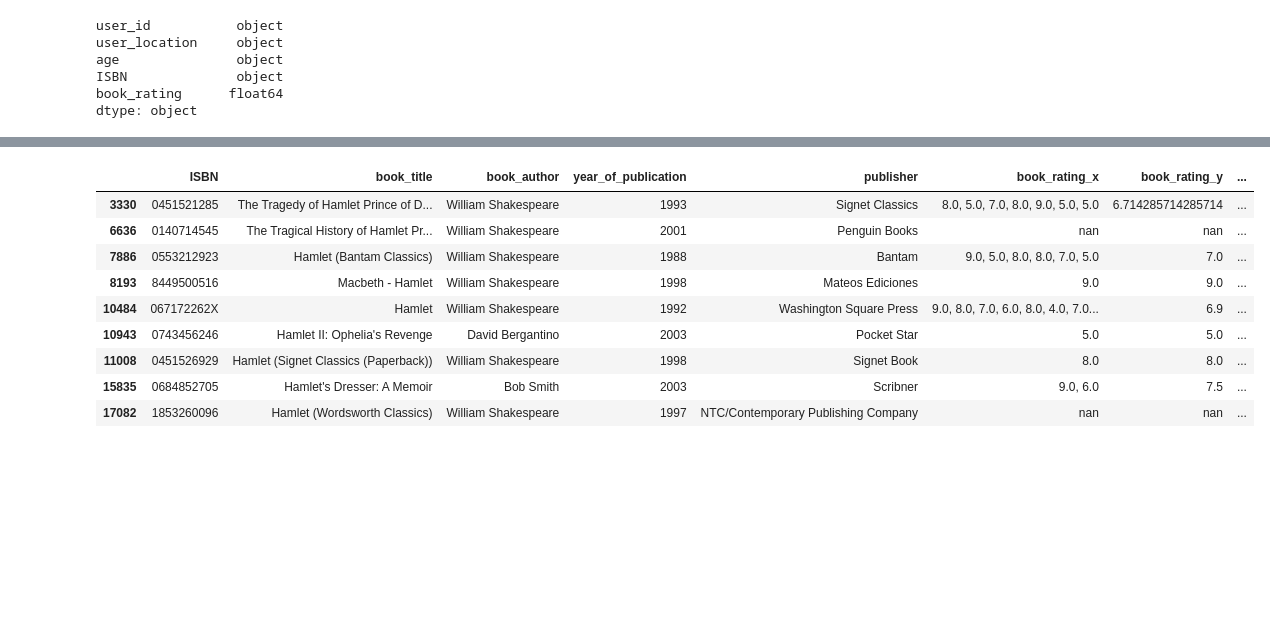
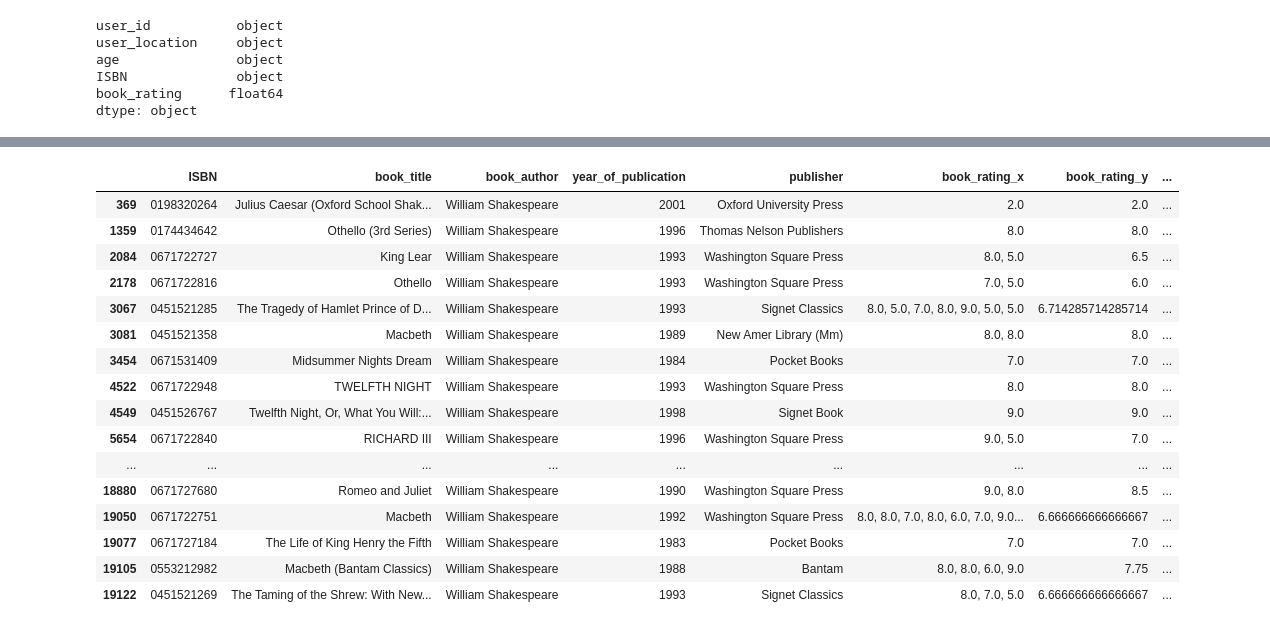
Before and after one commit to cekalovaadela/Book_recommendations, a Jupyter notebook: books_recommendations.ipynb, the cells around one changed output, grey strips where cells are left out. Drawn from its saved outputs; the diff is of its cells as text; code cells hidden in the pictures; blank space fills up the shorter version.

Commit message:
Final stage - books and movies recommendations

```diff
--- a/books_recommendations.ipynb
+++ b/books_recommendations.ipynb
@@ -85,0 +49,15 @@ dtype: object
+# %%
+# Dropping incorrect ISBN format in books df
+print(books.shape)
+books['correct_ISBN'] = books['ISBN'].str.isnumeric()
+print(books['correct_ISBN'].value_counts())
+books.drop(books[books['correct_ISBN'] == False].index, inplace=True)
+books.drop(['correct_ISBN'], axis=1, inplace=True)
+print(books.shape)
+
+books['correct_len'] = (books['ISBN'].str.len() == 10) | (books['ISBN'].str.len() == 13)
+books.drop(books[books['correct_len'] == False].index, inplace=True)
+books.drop(['correct_len'], axis=1, inplace=True)
+print(books.shape)
+
+books
@@ -85,0 +84,15 @@ dtype: object
+# %%
+# Checking a correct ISBN format in user_ratings df
+print(user_ratings.shape)
+user_ratings['correct_ISBN'] = user_ratings['ISBN'].str.isnumeric()
+print(user_ratings['correct_ISBN'].value_counts())
+user_ratings.drop(user_ratings[user_ratings['correct_ISBN'] == False].index, inplace=True)
+user_ratings.drop(['correct_ISBN'], axis=1, inplace=True)
+print(user_ratings.shape)
+
+user_ratings['correct_len'] = (user_ratings['ISBN'].str.len() == 10) | (user_ratings['ISBN'].str.len() == 13)
+user_ratings.drop(user_ratings[user_ratings['correct_len'] == False].index, inplace=True)
+user_ratings.drop(['correct_len'], axis=1, inplace=True)
+print(user_ratings.shape)
+
+user_ratings
@@ -193,4 +195,8 @@ grouped_rating
 # %%
 books = books.merge(grouped_rating, on='ISBN', how='left')
+print(books.shape)
+books = books[books['book_rating_x'].notnull()]
+print(books.shape)
+
 books
 # %% [output]
@@ -211,4 +219,5 @@ books
 # Creating a new column 'tag' that contains: title, author, year of publication, and publisher
 books = books.astype(str)
 books['tag'] = books['book_title'] + ', ' + books['book_author'] +  ', ' + books['year_of_publication'] +  ', ' + books['publisher'] +  ', ' + books['book_rating_y']
-books = books.head(20000)
+books = books.head(15000)
+books
@@ -262,14 +403,21 @@ What's the Girl Worth?                                                 1.0
 # %%
-books[books['book_title'].str.contains('Hamlet')]
+books[books['book_author'].str.contains('Shakespeare')]
 # %% [output]
 |  | ISBN | book_title | book_author | year_of_publication | publisher | book_rating_x | book_rating_y | ... |
-| 3330 | 0451521285 | The Tragedy of Hamlet Prince of D... | William Shakespeare | 1993 | Signet Classics | 8.0, 5.0, 7.0, 8.0, 9.0, 5.0, 5.0 | 6.714285714285714 | ... |
-| 6636 | 0140714545 | The Tragical History of Hamlet Pr... | William Shakespeare | 2001 | Penguin Books | nan | nan | ... |
-| 7886 | 0553212923 | Hamlet (Bantam Classics) | William Shakespeare | 1988 | Bantam | 9.0, 5.0, 8.0, 8.0, 7.0, 5.0 | 7.0 | ... |
-| 8193 | 8449500516 | Macbeth - Hamlet | William Shakespeare | 1998 | Mateos Ediciones | 9.0 | 9.0 | ... |
-| 10484 | 067172262X | Hamlet | William Shakespeare | 1992 | Washington Square Press | 9.0, 8.0, 7.0, 6.0, 8.0, 4.0, 7.0... | 6.9 | ... |
-| 10943 | 0743456246 | Hamlet II: Ophelia's Revenge | David Bergantino | 2003 | Pocket Star | 5.0 | 5.0 | ... |
-| 11008 | 0451526929 | Hamlet (Signet Classics (Paperback)) | William Shakespeare | 1998 | Signet Book | 8.0 | 8.0 | ... |
-| 15835 | 0684852705 | Hamlet's Dresser: A Memoir | Bob Smith | 2003 | Scribner | 9.0, 6.0 | 7.5 | ... |
-| 17082 | 1853260096 | Hamlet (Wordsworth Classics) | William Shakespeare | 1997 | NTC/Contemporary Publishing Company | nan | nan | ... |
+| 369 | 0198320264 | Julius Caesar (Oxford School Shak... | William Shakespeare | 2001 | Oxford University Press | 2.0 | 2.0 | ... |
+| 1359 | 0174434642 | Othello (3rd Series) | William Shakespeare | 1996 | Thomas Nelson Publishers | 8.0 | 8.0 | ... |
+| 2084 | 0671722727 | King Lear | William Shakespeare | 1993 | Washington Square Press | 8.0, 5.0 | 6.5 | ... |
+| 2178 | 0671722816 | Othello | William Shakespeare | 1993 | Washington Square Press | 7.0, 5.0 | 6.0 | ... |
+| 3067 | 0451521285 | The Tragedy of Hamlet Prince of D... | William Shakespeare | 1993 | Signet Classics | 8.0, 5.0, 7.0, 8.0, 9.0, 5.0, 5.0 | 6.714285714285714 | ... |
+| 3081 | 0451521358 | Macbeth | William Shakespeare | 1989 | New Amer Library (Mm) | 8.0, 8.0 | 8.0 | ... |
+| 3454 | 0671531409 | Midsummer Nights Dream | William Shakespeare | 1984 | Pocket Books | 7.0 | 7.0 | ... |
+| 4522 | 0671722948 | TWELFTH NIGHT | William Shakespeare | 1993 | Washington Square Press | 8.0 | 8.0 | ... |
+| 4549 | 0451526767 | Twelfth Night, Or, What You Will:... | William Shakespeare | 1998 | Signet Book | 9.0 | 9.0 | ... |
+| 5654 | 0671722840 | RICHARD III | William Shakespeare | 1996 | Washington Square Press | 9.0, 5.0 | 7.0 | ... |
+| ... | ... | ... | ... | ... | ... | ... | ... | ... |
+| 18880 | 0671727680 | Romeo and Juliet | William Shakespeare | 1990 | Washington Square Press | 9.0, 8.0 | 8.5 | ... |
+| 19050 | 0671722751 | Macbeth | William Shakespeare | 1992 | Washington Square Press | 8.0, 8.0, 7.0, 8.0, 6.0, 7.0, 9.0... | 6.666666666666667 | ... |
+| 19077 | 0671727184 | The Life of King Henry the Fifth | William Shakespeare | 1983 | Pocket Books | 7.0 | 7.0 | ... |
+| 19105 | 0553212982 | Macbeth (Bantam Classics) | William Shakespeare | 1988 | Bantam | 8.0, 8.0, 6.0, 9.0 | 7.75 | ... |
+| 19122 | 0451521269 | The Taming of the Shrew: With New... | William Shakespeare | 1993 | Signet Classics | 8.0, 7.0, 5.0 | 6.666666666666667 | ... |
 # %%
```
Also changed, not shown: parts of 28 cells of this notebook, 5 other files.
